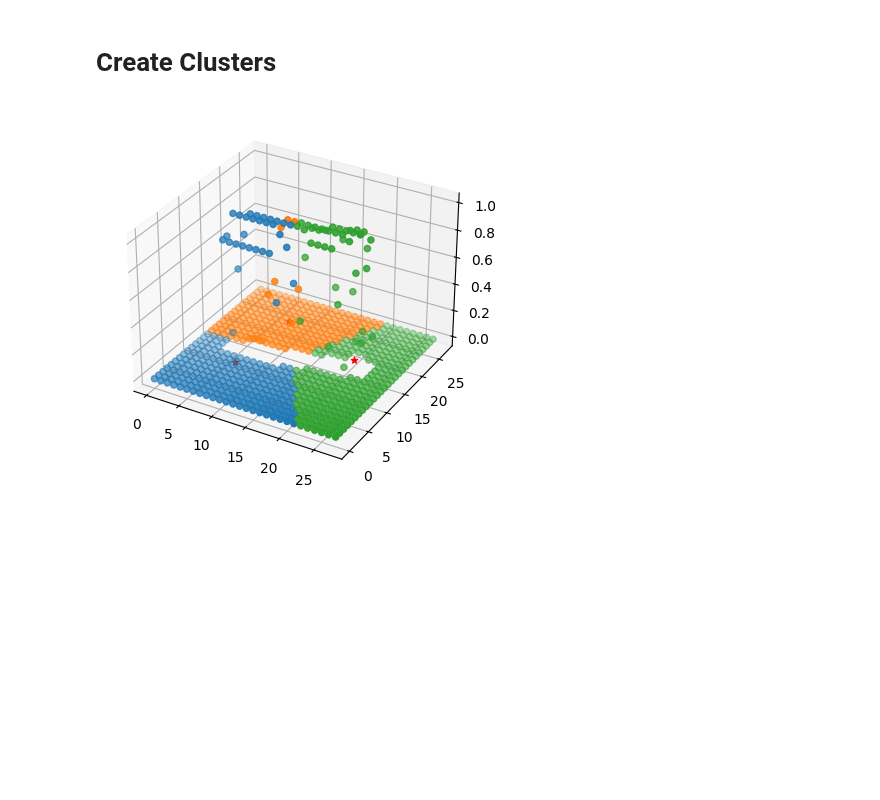
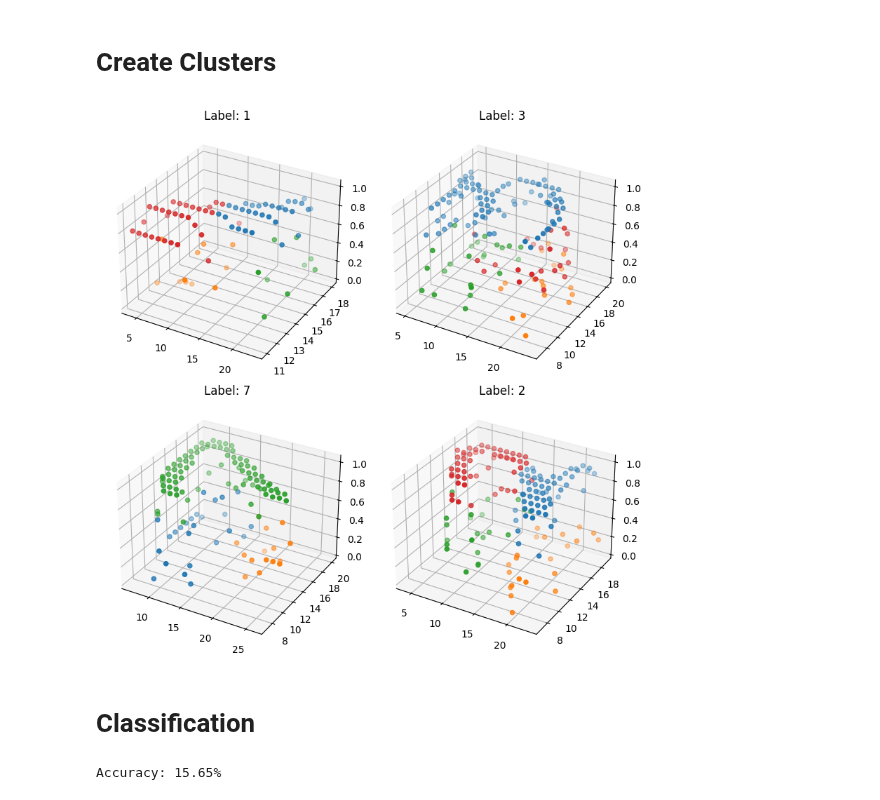
Before and after one commit to jgray9/CMSC678_Assignment4, a Jupyter notebook: mnist_kmeans.ipynb, the cells around one changed output. Saved outputs shown, nothing was run; the diff lists cells and outputs as text; code cells hidden in the pictures; blank space fills up the shorter version.

Commit message:
added (very inaccurate) classification

```diff
--- a/mnist_kmeans.ipynb
+++ b/mnist_kmeans.ipynb
@@ -34,6 +36,8 @@ for i in range(4):
     ax = fig.add_subplot(2, 2, i+1, projection='3d')
     ax.set_title(f'Label: {train[i][1]}')
     ax.scatter([p[0] for p in pts], [p[1] for p in pts], [p[2] for p in pts])
+    ax.set_xticks(np.arange(0,29,4))
+    ax.set_yticks(np.arange(0,29,4))
 plt.tight_layout()
 plt.show()
 # %% [output]
@@ -42,16 +46,18 @@ plt.show()
 # Create Clusters
 # %%
 def distance(p, q):
-    return (p[0] - q[0])**2 + (p[1] - q[1])**2 + (p[2] - q[2])**2
+    return (p[0] - q[0])**2 + (p[1] - q[1])**2 + 1000*(p[2] - q[2])**2
 # %%
-def lloyd_single(K: int):
+def lloyd(image: list[tuple[int, int, float]], K: int):
     # initialize cluster centers
     centers = [ (randint(0,27),randint(0,27),random()) for k in range(K) ]
     # repeat until convergence
     while True:
         # assign every point to nearest clutser
         S = [[] for k in range(K)]
-        for pt in train[0][0]:
+        for pt in image:
+            if pt[2] == 0:
+                continue
             nearest_K = np.argmin([ distance(pt, centers[k]) for k in range(K) ])
             S[nearest_K].append(pt)
         # get mean for each cluster
@@ -68,15 +74,17 @@ def lloyd_single(K: int):
         if centers == prev_centers:
             return S, centers
 # %%
-S, centers = lloyd_single(3)
-fig = plt.figure(figsize=(4,4))
-ax = fig.add_subplot(1, 1, 1, projection='3d')
-for k in range(len(S)):
-    ax.scatter([p[0] for p in S[k]], [p[1] for p in S[k]], [p[2] for p in S[k]])
-for k in range(len(S)):
-    ax.scatter(centers[k][0], centers[k][1], centers[k][2], c='red', marker='*')
-
+fig = plt.figure(figsize=(8,8))
+for i in range(4):
+    S, centers = lloyd(train[i][0], 4)
+    ax = fig.add_subplot(2, 2, i+1, projection='3d')
+    ax.set_title(f'Label: {train[i][1]}')
+    for pts in S:
+        ax.scatter([p[0] for p in pts], [p[1] for p in pts], [p[2] for p in pts])
+    # ax.scatter([k[0] for k in centers], [k[1] for k in centers], [k[2] for k in centers], c='red', marker='*')
 plt.tight_layout()
 plt.show()
 # %% [output]
-[figure, old version]
+[figure, new version]
+# %% [markdown]
+# Classification
@@ -82,0 +131,21 @@ plt.show()
+# %%
+def eval_cc():
+    score = 0
+
+    for img, label in dev:
+        S, centers = lloyd(img, 5)
+        x = torch.tensor(centers, dtype=torch.float32).cuda()
+
+        # forward pass
+        with torch.no_grad():
+            logits = model.forward(x)
+            label_pred = logits.argmax().item()
+
+        # calculate score
+        if label_pred == label:
+            score += 1
+
+    print(f'Accuracy: {100*(score/len(dev)):.2f}%')
+eval_cc()
+# %% [output]
+Accuracy: 15.65%
```
Also changed, not shown: parts of 5 cells of this notebook.
